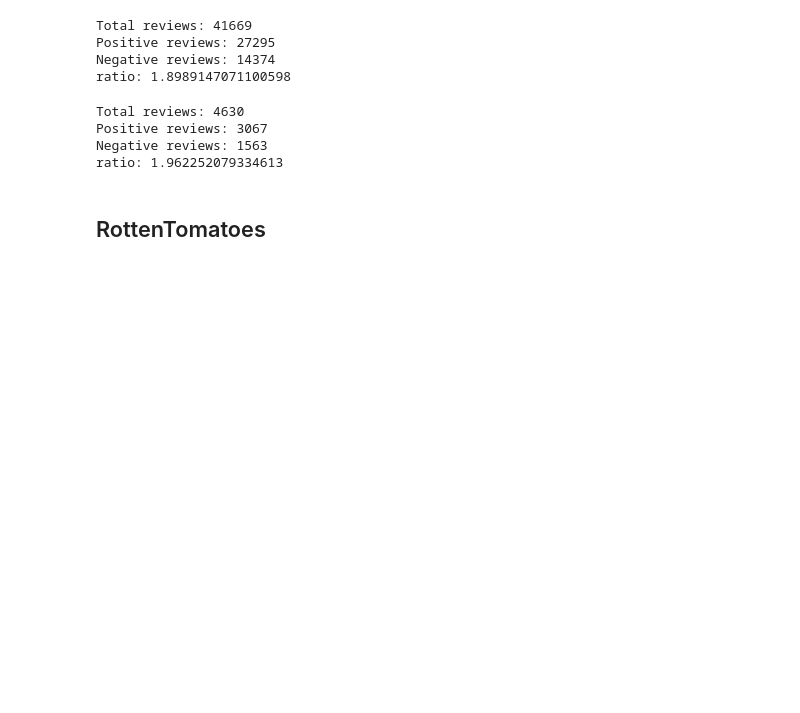
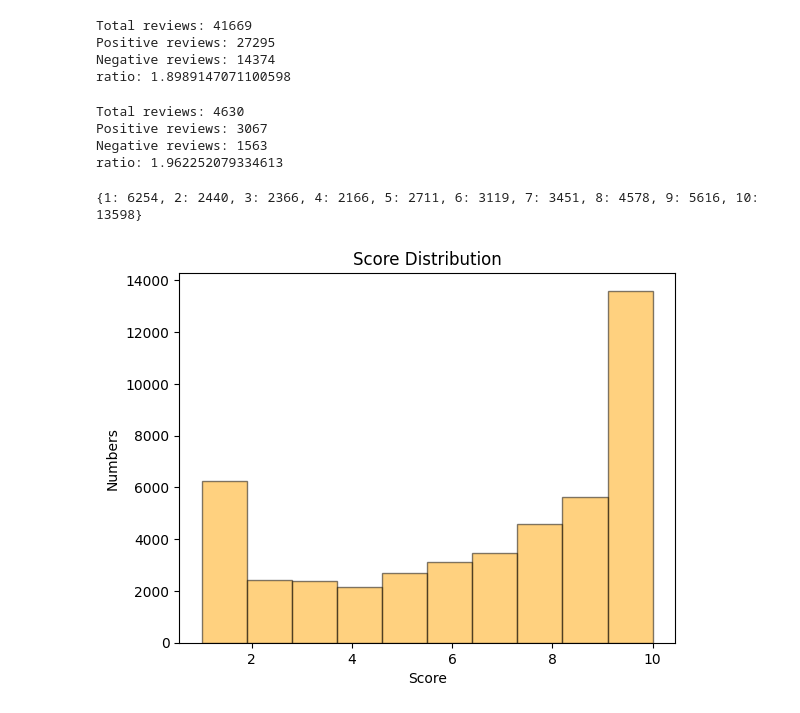
Before and after one commit to FuliniF/movie-review-sentiment-analysis, a Jupyter notebook: webscraper.ipynb, the cells around one changed output. Saved outputs shown, nothing was run; the diff lists cells and outputs as text; code cells hidden in the pictures; blank space fills up the shorter version.

```diff
--- a/webscraper.ipynb
+++ b/webscraper.ipynb
@@ -252,5 +256,3 @@ Total reviews: 4630
 Positive reviews: 3067
 Negative reviews: 1563
 ratio: 1.962252079334613
-# %% [markdown]
-## RottenTomatoes
@@ -260,0 +259,25 @@ import pandas as pd
+# %%
+import pandas as pd
+
+df = pd.read_csv("data/imdb_reviews.csv")
+
+# calculate the number of reviews for each score
+h = {1: 0, 2: 0, 3: 0, 4: 0, 5: 0, 6: 0, 7: 0, 8: 0, 9: 0, 10: 0}
+
+for i in df["score"]:
+    h[i] += 1
+
+print(h)
+# %% [output]
+{1: 6254, 2: 2440, 3: 2366, 4: 2166, 5: 2711, 6: 3119, 7: 3451, 8: 4578, 9: 5616, 10: 13598}
+# %%
+# visualize the distribution of the scores
+import matplotlib.pyplot as plt
+
+plot = df["score"].plot.hist(bins=10, alpha=0.5, color="orange", edgecolor="black")
+plot.set_xlabel("Score")
+plot.set_ylabel("Numbers")
+plot.set_title("Score Distribution")
+plt.show()
+# %% [output]
+[figure, added]
```
Also changed, not shown: parts of 19 cells of this notebook, 1 other file.
